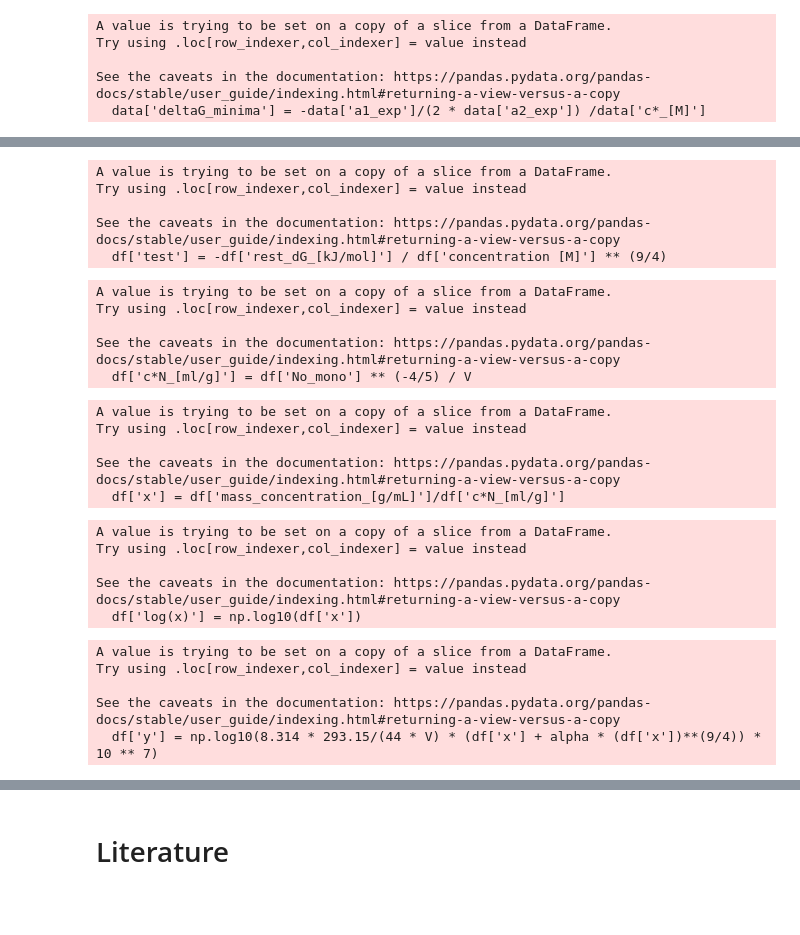
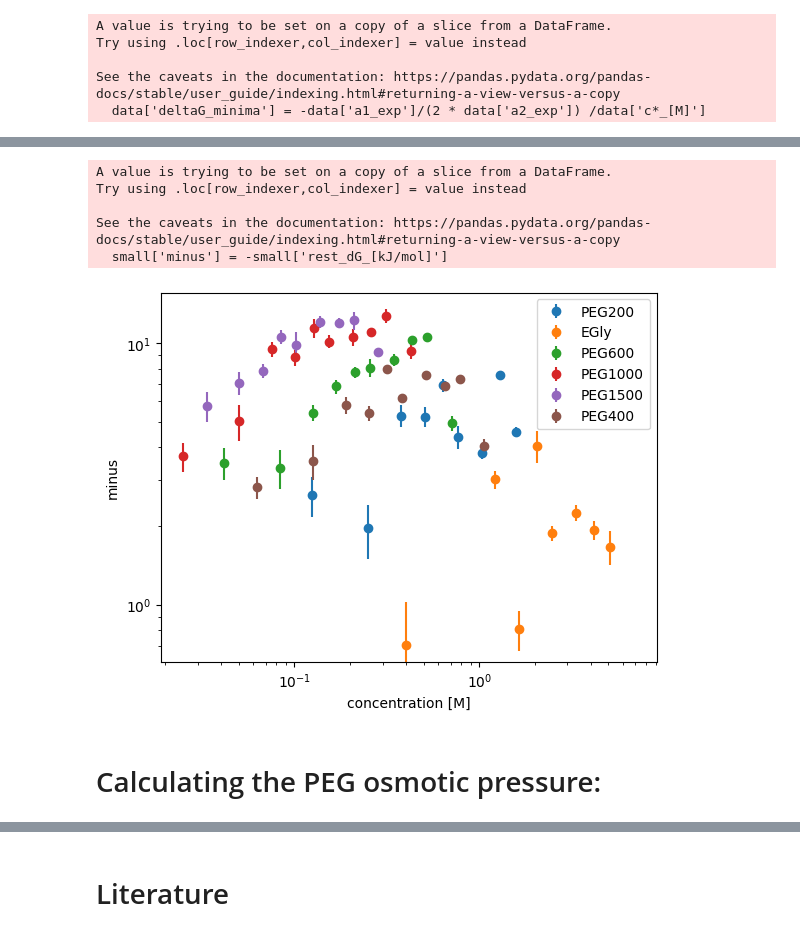
Before and after one commit to antonilis/molecular_crowding, a Jupyter notebook: plots.ipynb, the cells around one changed output, grey strips where cells are left out. Drawn from its saved outputs; the diff is of its cells as text; code cells hidden in the pictures; blank space fills up the shorter version.

```diff
--- a/plots.ipynb
+++ b/plots.ipynb
@@ -237,10 +229,21 @@ See the caveats in the documentation: https://pandas.pydata.org/pandas-docs/stab
+# %%
+small = data[(data['molar mass [g/mol]'] < 3000) & (data['concentration [M]'] > 0)]
+
+
+small['minus'] = -small['rest_dG_[kJ/mol]']
+
+plot_each_peg(small, 'concentration [M]', 'minus')
+
+plt.xscale('log')
+plt.yscale('log')
+# %% [output]
+A value is trying to be set on a copy of a slice from a DataFrame.
+Try using .loc[row_indexer,col_indexer] = value instead
+
+See the caveats in the documentation: https://pandas.pydata.org/pandas-docs/stable/user_guide/indexing.html#returning-a-view-versus-a-copy
+  small['minus'] = -small['rest_dG_[kJ/mol]']
+[figure, added]
+# %% [markdown]
+# Calculating the PEG osmotic pressure:
 # %%
 df = data[(data['molar mass [g/mol]'] >= 3000) & (data['concentration [M]'] > 0)]
-# %%
-df['test'] = -df['rest_dG_[kJ/mol]'] / df['concentration [M]'] ** (9/4)
-# %% [output]
-A value is trying to be set on a copy of a slice from a DataFrame.
-Try using .loc[row_indexer,col_indexer] = value instead
-
-See the caveats in the documentation: https://pandas.pydata.org/pandas-docs/stable/user_guide/indexing.html#returning-a-view-versus-a-copy
-  df['test'] = -df['rest_dG_[kJ/mol]'] / df['concentration [M]'] ** (9/4)
@@ -250,32 +249,0 @@ alpha = 0.49
-# %%
-df['c*N_[ml/g]'] = df['No_mono'] ** (-4/5) / V
-# %% [output]
-A value is trying to be set on a copy of a slice from a DataFrame.
-Try using .loc[row_indexer,col_indexer] = value instead
-
-See the caveats in the documentation: https://pandas.pydata.org/pandas-docs/stable/user_guide/indexing.html#returning-a-view-versus-a-copy
-  df['c*N_[ml/g]'] = df['No_mono'] ** (-4/5) / V
-# %%
-df['x'] = df['mass_concentration_[g/mL]']/df['c*N_[ml/g]']
-# %% [output]
-A value is trying to be set on a copy of a slice from a DataFrame.
-Try using .loc[row_indexer,col_indexer] = value instead
-
-See the caveats in the documentation: https://pandas.pydata.org/pandas-docs/stable/user_guide/indexing.html#returning-a-view-versus-a-copy
-  df['x'] = df['mass_concentration_[g/mL]']/df['c*N_[ml/g]']
-# %%
-df['log(x)'] = np.log10(df['x'])
-# %% [output]
-A value is trying to be set on a copy of a slice from a DataFrame.
-Try using .loc[row_indexer,col_indexer] = value instead
-
-See the caveats in the documentation: https://pandas.pydata.org/pandas-docs/stable/user_guide/indexing.html#returning-a-view-versus-a-copy
-  df['log(x)'] = np.log10(df['x'])
-# %%
-df['y'] = np.log10(8.314 * 293.15/(44 * V) * (df['x'] + alpha * (df['x'])**(9/4)) * 10 ** 7)
-# %% [output]
-A value is trying to be set on a copy of a slice from a DataFrame.
-Try using .loc[row_indexer,col_indexer] = value instead
-
-See the caveats in the documentation: https://pandas.pydata.org/pandas-docs/stable/user_guide/indexing.html#returning-a-view-versus-a-copy
-  df['y'] = np.log10(8.314 * 293.15/(44 * V) * (df['x'] + alpha * (df['x'])**(9/4)) * 10 ** 7)
```
Also changed, not shown: parts of 129 cells of this notebook, 18 other files.
